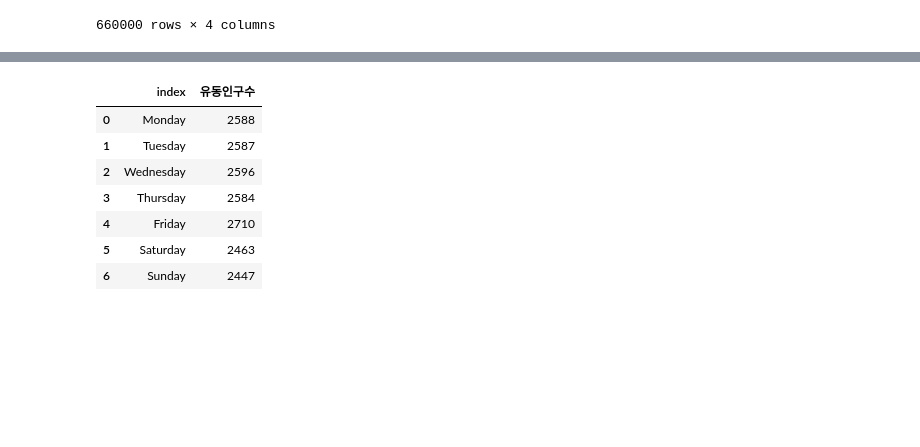
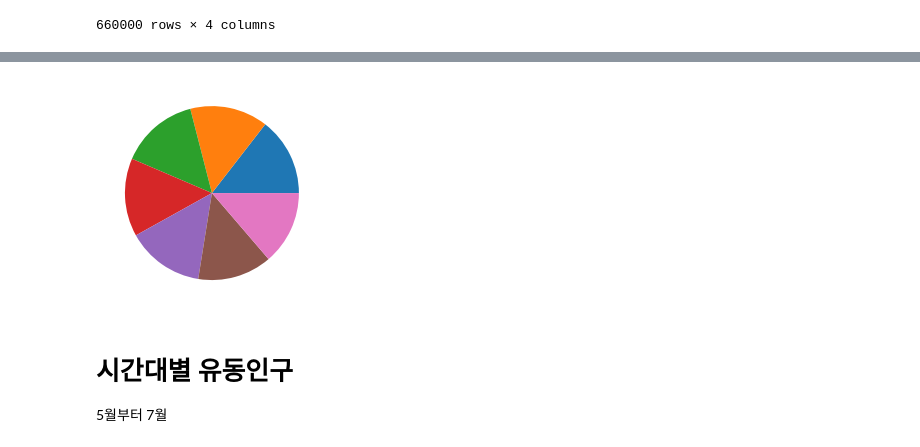
Before and after one commit to Lagom92/covid_visualize, a Jupyter notebook: note/floating_intro2.ipynb, the cells around one changed output, grey strips where cells are left out. Drawn from its saved outputs; the diff is of its cells as text; code cells hidden in the pictures; blank space fills up the shorter version.

```diff
--- a/note/floating_intro2.ipynb
+++ b/note/floating_intro2.ipynb
@@ -123,12 +125,9 @@ plt.bar(week.index, week)
-# %%
-w = week.reset_index()
-w
-# %% [output]
-|  | index | 유동인구수 |
-| 0 | Monday | 2588 |
-| 1 | Tuesday | 2587 |
-| 2 | Wednesday | 2596 |
-| 3 | Thursday | 2584 |
-| 4 | Friday | 2710 |
-| 5 | Saturday | 2463 |
-| 6 | Sunday | 2447 |
+# %%
+plt.pie(week)
+plt.show()
+# %% [output]
+[figure, added]
+# %% [markdown]
+# 시간대별 유동인구
+
+5월부터 7월
```
Also changed, not shown: parts of 17 cells of this notebook.
